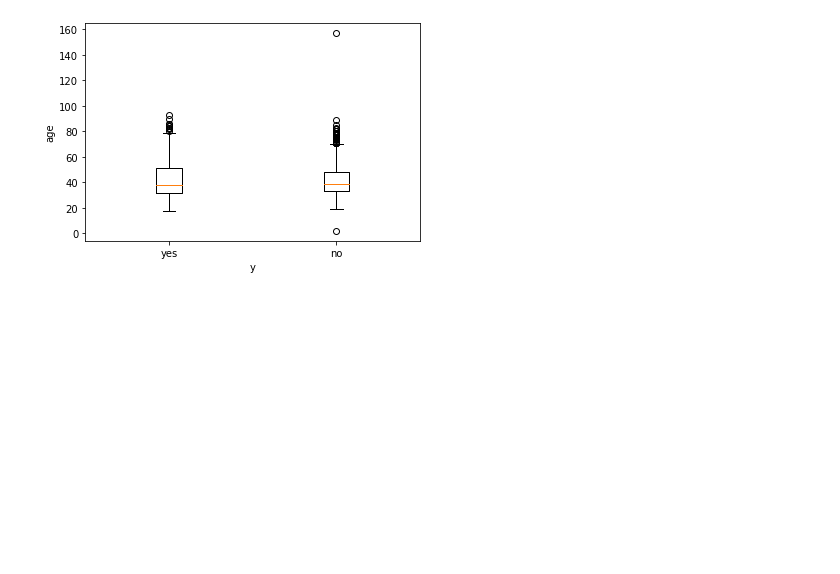
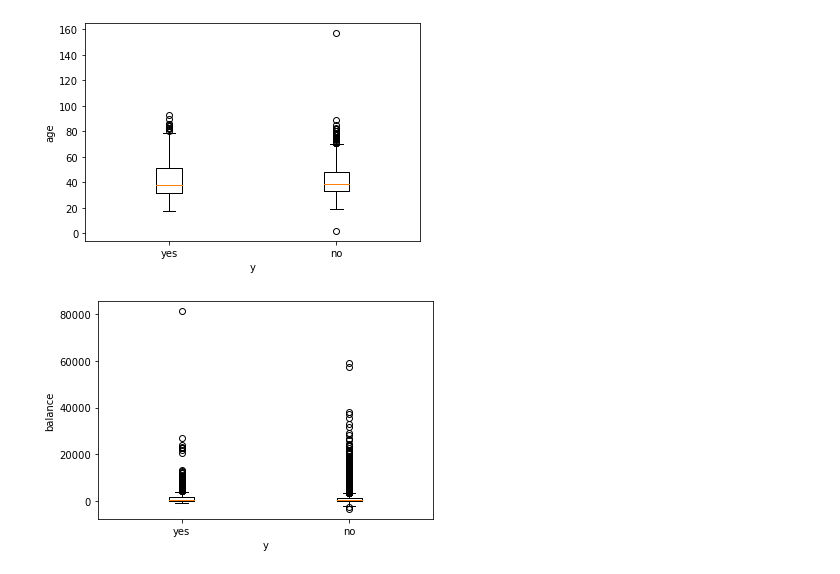
Before and after one commit to seonghyeokcho/Python, a Jupyter notebook: 01_basic_notion/pre-processing_technique.ipynb, the cells around one changed output. Cells and saved outputs as stored; diff of their text form; code cells hidden in the pictures; blank space fills up the shorter version.

```diff
--- a/01_basic_notion/pre-processing_technique.ipynb
+++ b/01_basic_notion/pre-processing_technique.ipynb
@@ -287,3 +287,19 @@ plt.setp(ax, xticklabels = ["yes", "no"])
 plt.show()
 # %% [output]
 [figure]
+# %%
+# y가 yes나 no 일때의 balance 데이터를 추출
+y_yes = dataframe[dataframe["y"] == "yes"]
+y_no = dataframe[dataframe["y"] == "no"]
+# yes or no 일때의 balance 데이터를 리스트화
+y_balance = [y_yes["balance"], y_no["balance"]]
+
+# 박스 수염 플롯
+plt.boxplot(y_balance)
+plt.xlabel("y")
+plt.ylabel("balance")
+ax = plt.gca()
+plt.setp(ax, xticklabels = ["yes", "no"])
+plt.show()
+# %% [output]
+[figure, added]
```
Also changed, not shown: parts of 2 cells of this notebook.
